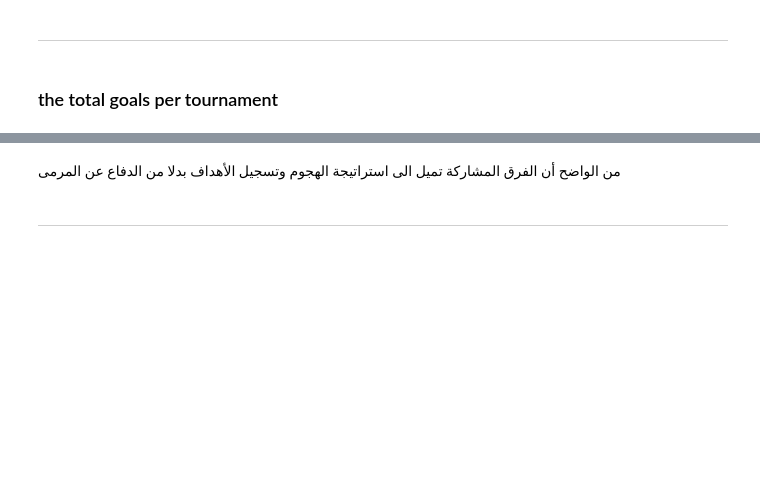
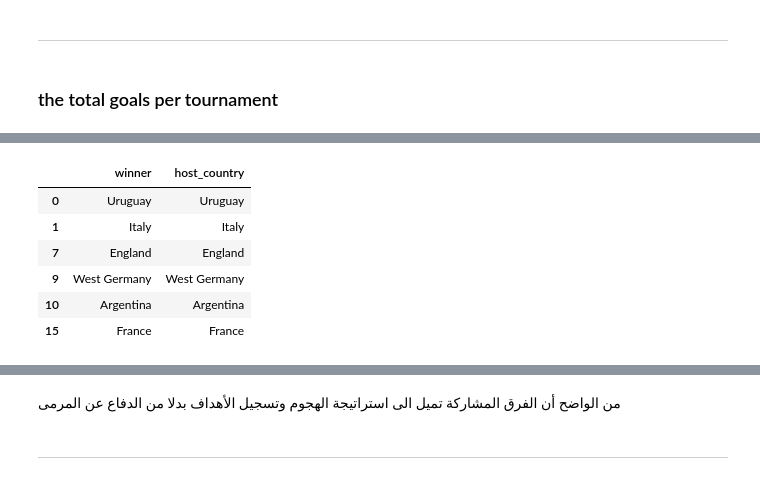
Before and after one commit to Hussain-Khallouf/DM-homework-1, a Jupyter notebook: 3.ipynb, the cells around one changed output, grey strips where cells are left out. Cells and saved outputs as stored; diff of their text form; code cells hidden in the pictures; blank space fills up the shorter version.

```diff
--- a/3.ipynb
+++ b/3.ipynb
@@ -147,0 +227,11 @@ fig.show()
+# %%
+winner_is_host = wh[wh.winner == wh.host_country]
+winner_is_host
+# %% [output]
+|  | winner | host_country |
+| 0 | Uruguay | Uruguay |
+| 1 | Italy | Italy |
+| 7 | England | England |
+| 9 | West Germany | West Germany |
+| 10 | Argentina | Argentina |
+| 15 | France | France |
```
Also changed, not shown: parts of 30 cells of this notebook, 2 other files.
